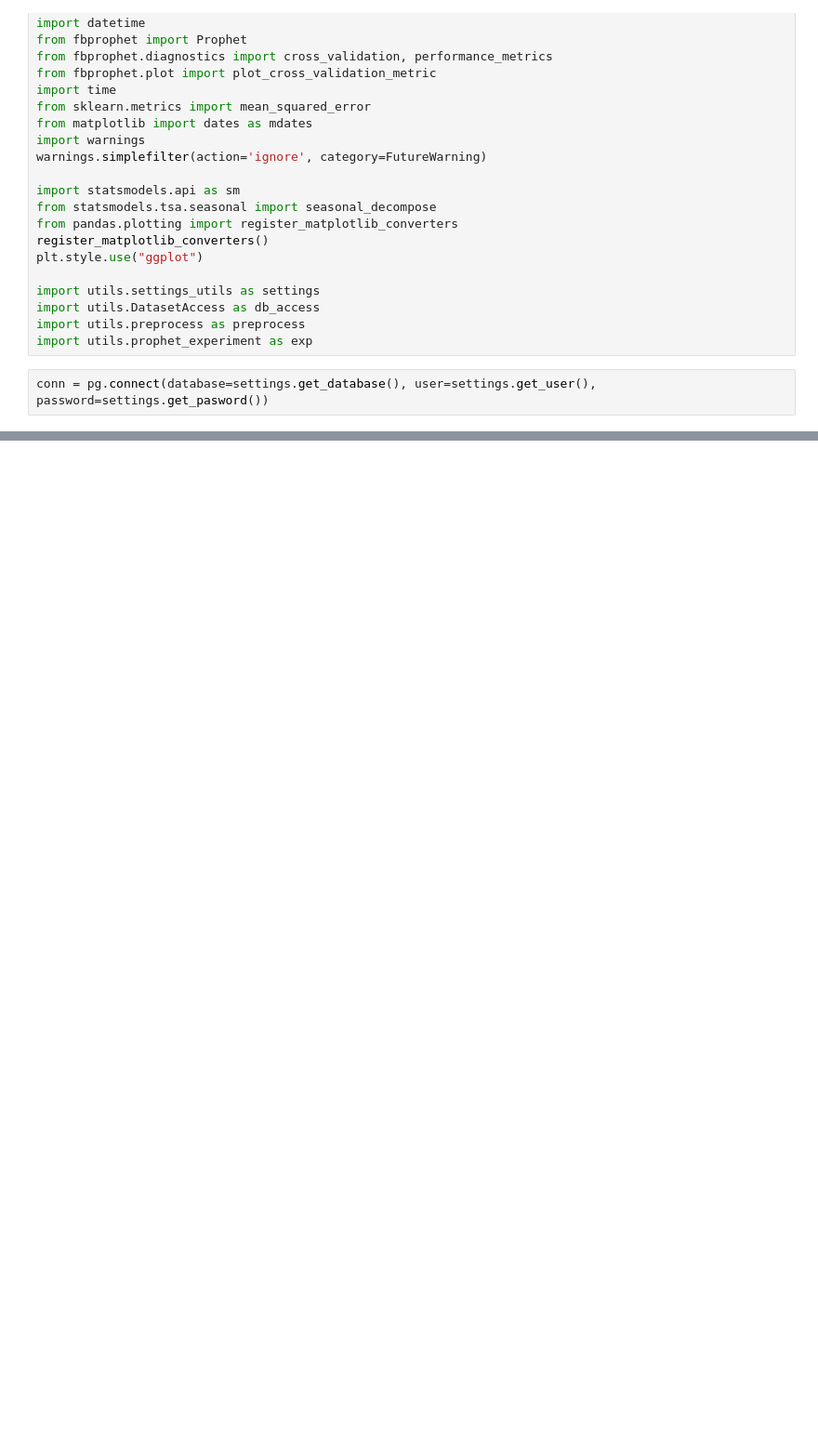
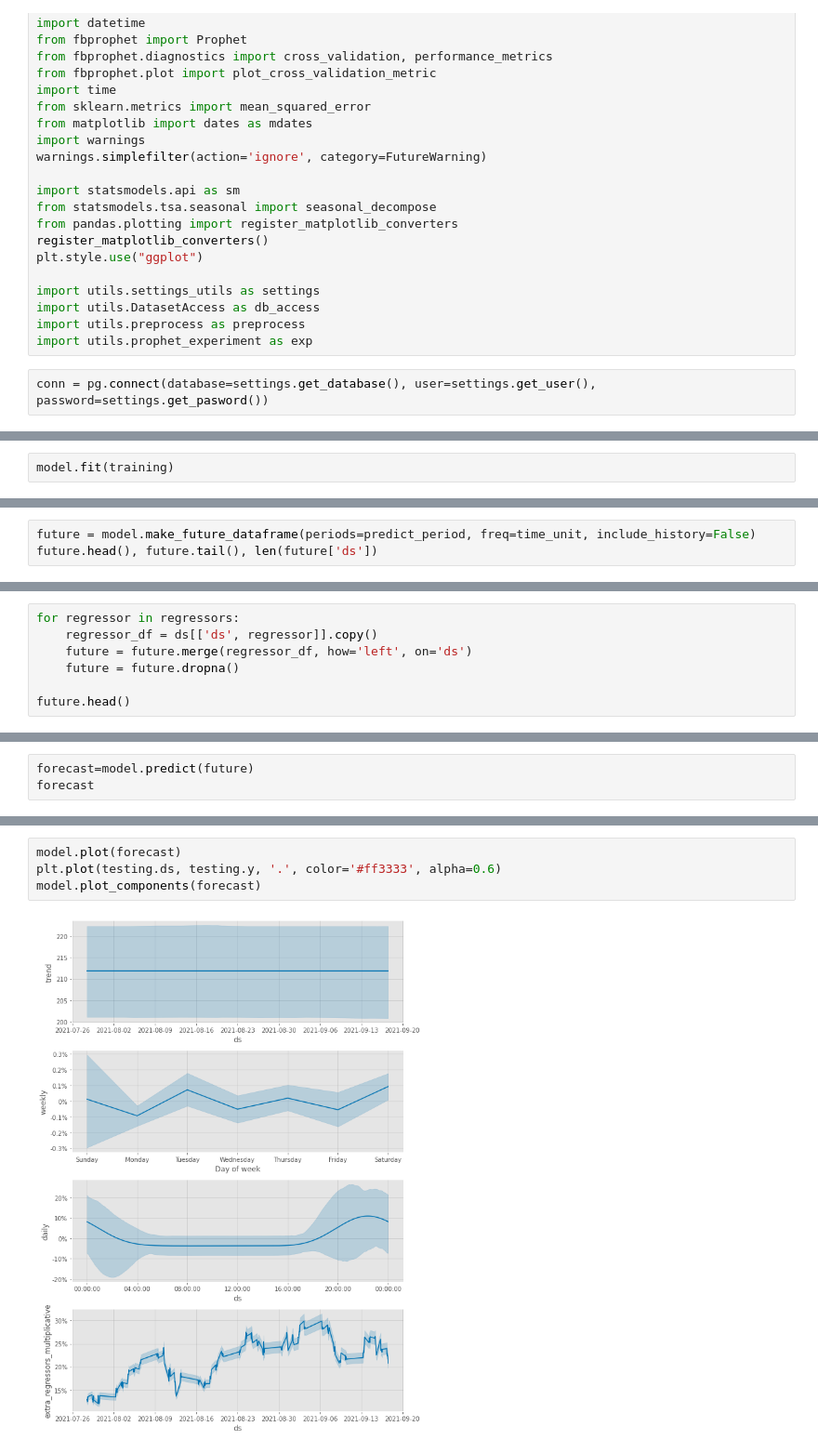
Before and after one commit to Biksbois/BiksStonks, a Jupyter notebook: Forcasting_Models/multivariant_prophet.ipynb, the cells around one changed output, grey strips where cells are left out. Shown at 93% size. Saved outputs shown, nothing was run; the diff lists cells and outputs as text; blank space fills up the shorter version.

```diff
--- a/Forcasting_Models/multivariant_prophet.ipynb
+++ b/Forcasting_Models/multivariant_prophet.ipynb
@@ -37,0 +65,2 @@ ds.head()
+# %%
+model.fit(training)
@@ -37,0 +70,3 @@ ds.head()
+# %%
+future = model.make_future_dataframe(periods=predict_period, freq=time_unit, include_history=False)
+future.head(), future.tail(), len(future['ds'])
@@ -37,0 +87,7 @@ ds.head()
+# %%
+for regressor in regressors:
+    regressor_df = ds[['ds', regressor]].copy()
+    future = future.merge(regressor_df, how='left', on='ds')
+    future = future.dropna()
+
+future.head()
@@ -37,0 +101,3 @@ ds.head()
+# %%
+forecast=model.predict(future)
+forecast
@@ -37,0 +118,6 @@ ds.head()
+# %%
+model.plot(forecast)
+plt.plot(testing.ds, testing.y, '.', color='#ff3333', alpha=0.6)
+model.plot_components(forecast)
+# %% [output]
+[figure, added]
```
Also changed, not shown: parts of 11 cells of this notebook, 1 other file.
